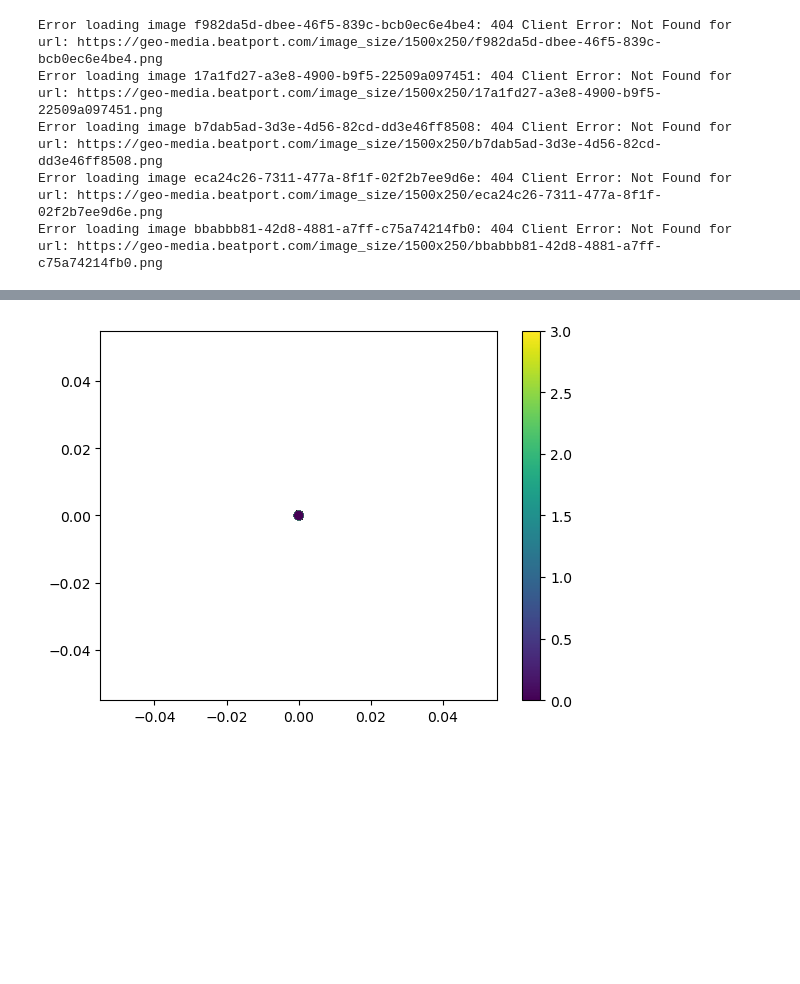
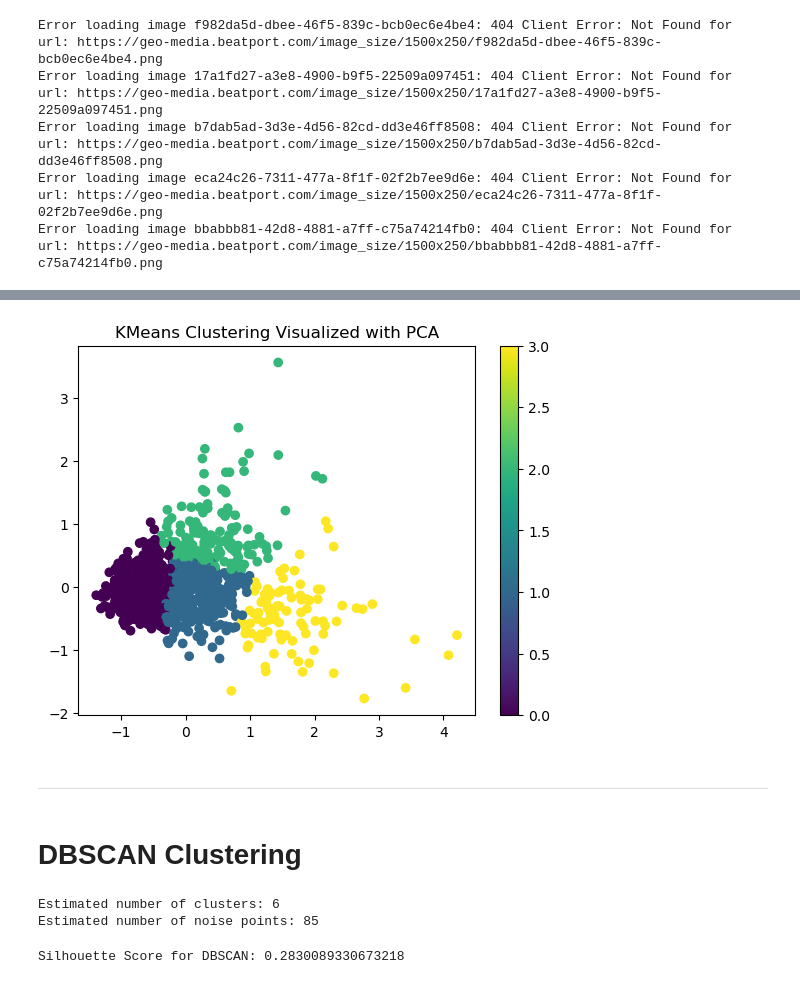
Before and after one commit to DavidS36/Music-Recommender-App, a Jupyter notebook: Image data model.ipynb, the cells around one changed output, grey strips where cells are left out. Cells and saved outputs as stored; diff of their text form; code cells hidden in the pictures; blank space fills up the shorter version.

```diff
--- a/Image data model.ipynb
+++ b/Image data model.ipynb
@@ -562,14 +547,20 @@ plt.show()
-# %%
-from sklearn.cluster import KMeans
-import matplotlib.pyplot as plt
-
-# Assuming 'features_list' is a list of feature vectors for all images
-kmeans = KMeans(n_clusters=4, random_state=42)
-clusters = kmeans.fit_predict(features_list)
-
-# Visualize or check cluster assignments
-plt.scatter(features_list[:, 0], features_list[:, 1], c=clusters, cmap='viridis')
-plt.colorbar()
-plt.show()
-# %% [output]
-[figure, removed]
+# %%
+# Apply PCA to reduce dimensions to 2D for visualization
+pca = PCA(n_components=2)
+features_pca = pca.fit_transform(features_list)
+
+# Apply KMeans on the original feature list
+kmeans = KMeans(n_clusters=4, random_state=42)
+clusters = kmeans.fit_predict(features_list)
+
+# Now visualize in 2D after PCA
+plt.scatter(features_pca[:, 0], features_pca[:, 1], c=clusters, cmap='viridis')
+plt.colorbar()
+plt.title('KMeans Clustering Visualized with PCA')
+plt.show()
+# %% [output]
+[figure, added]
+# %% [markdown]
+_________
+# %% [markdown]
+# DBSCAN Clustering
@@ -575,0 +572,27 @@ plt.show()
+# %%
+from sklearn.cluster import DBSCAN
+
+# Assuming you've chosen an appropriate value for `eps`
+dbscan = DBSCAN(eps=0.15, min_samples=5)  # Tune min_samples based on your data
+dbscan_clusters = dbscan.fit_predict(features_pca)
+
+# Check how many clusters and how many outliers (noise points)
+n_clusters = len(set(dbscan_clusters)) - (1 if -1 in dbscan_clusters else 0)
+n_noise = list(dbscan_clusters).count(-1)
+print(f'Estimated number of clusters: {n_clusters}')
+print(f'Estimated number of noise points: {n_noise}')
+# %% [output]
+Estimated number of clusters: 6
+Estimated number of noise points: 85
+# %%
+# Filter out noise points for silhouette score (-1 represents noise)
+if n_clusters > 1:
+    valid_clusters = dbscan_clusters[dbscan_clusters != -1]
+    valid_features = features_pca[dbscan_clusters != -1]
+
+    sil_score = silhouette_score(valid_features, valid_clusters)
+    print(f'Silhouette Score for DBSCAN: {sil_score}')
+else:
+    print("Not enough clusters for Silhouette Score")
+# %% [output]
+Silhouette Score for DBSCAN: 0.2830089330673218
```
Also changed, not shown: parts of 36 cells of this notebook, 2 other files.
